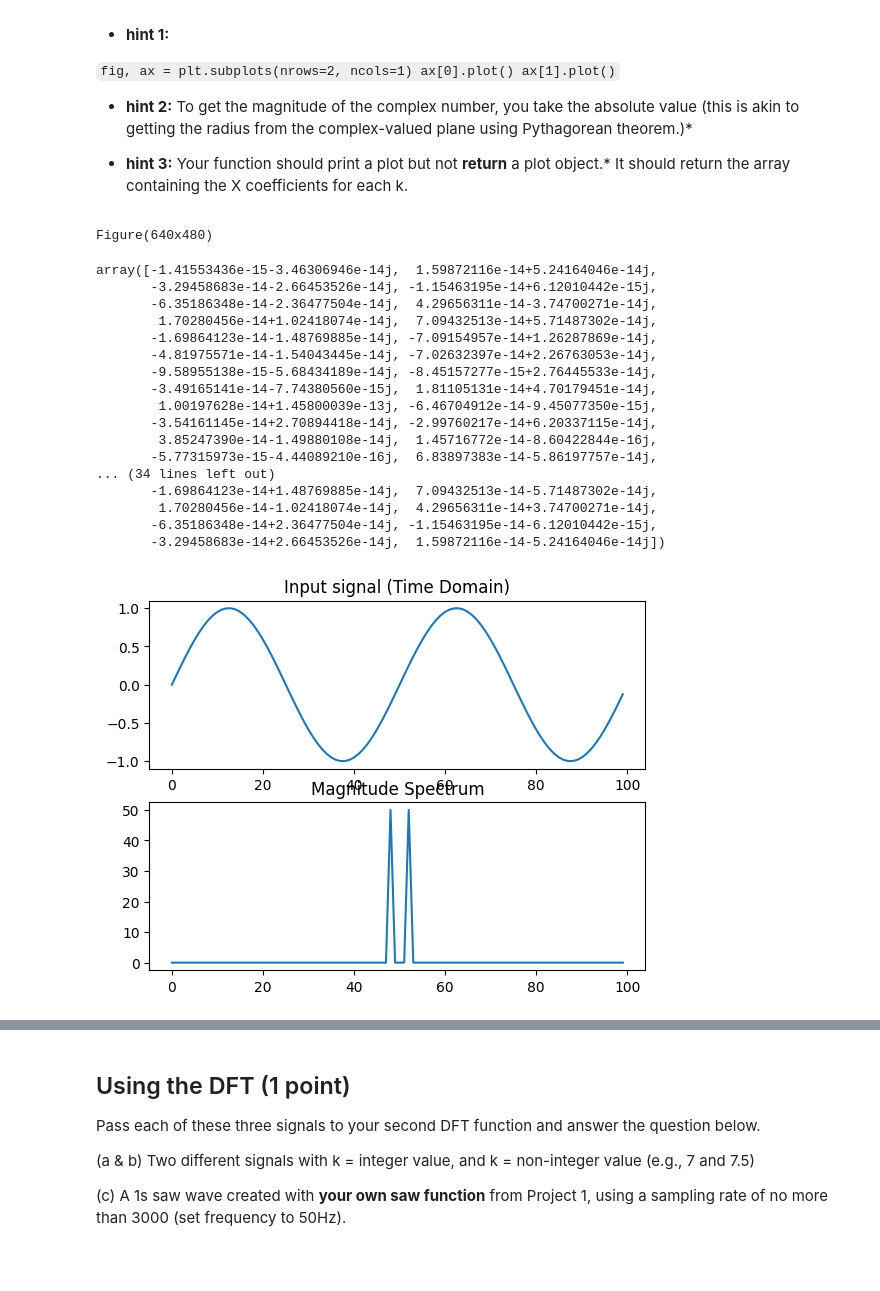
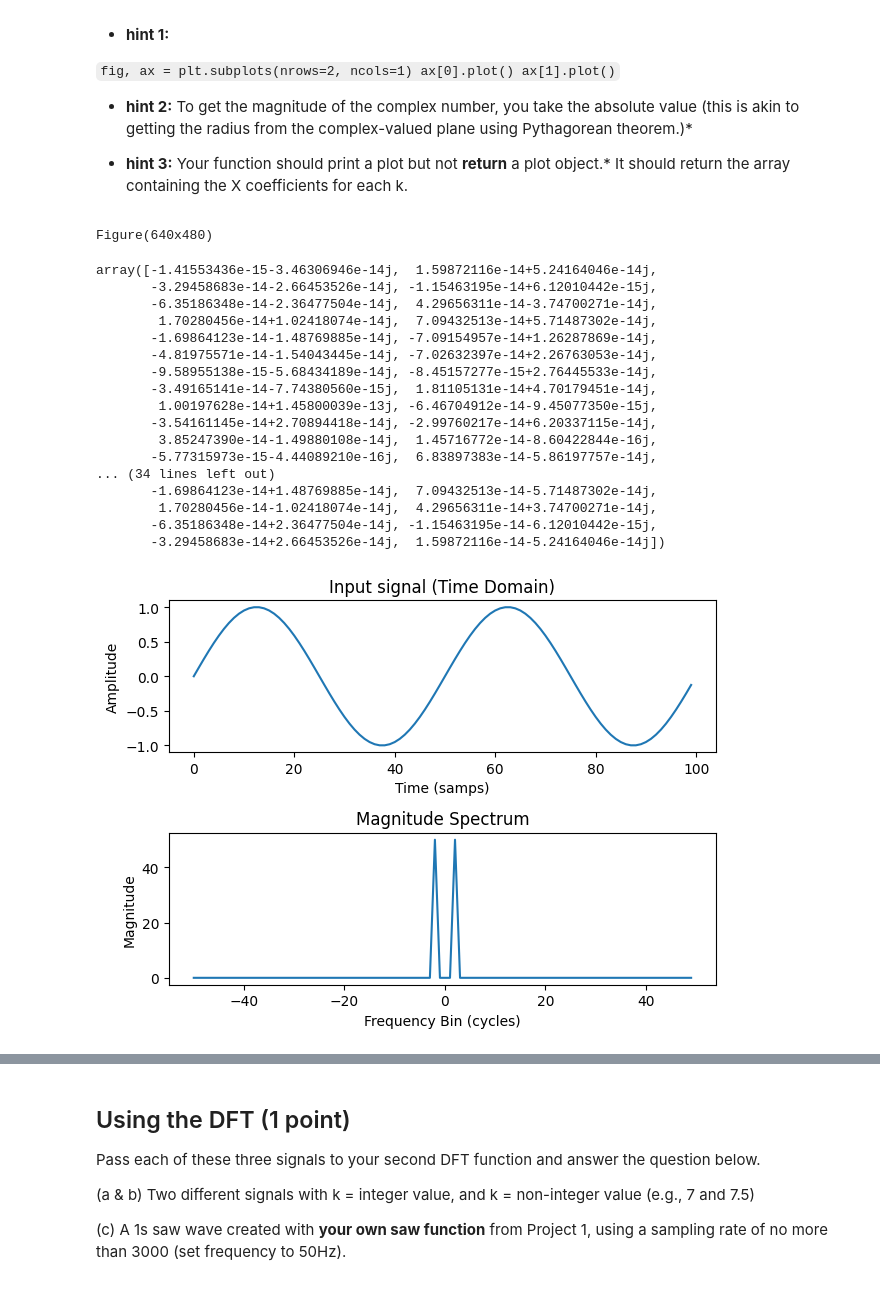
Before and after one commit to SamK65/AudioTechII, a Jupyter notebook: HW/HW2.ipynb, the cells around one changed output, grey strips where cells are left out. Drawn from its saved outputs; the diff is of its cells as text; code cells hidden in the pictures.

```diff
--- a/HW/HW2.ipynb
+++ b/HW/HW2.ipynb
@@ -20,7 +20,7 @@ If you run your function using N=5 and k=1, the function should return the follo
 
 **Note: A complex exponential function that will be used to test complex-valued INPUT would use $e^{1j}$. A complex  exponential function used to test *real* valued input should be negative ( $e^{-1j}$).*
 # %%
-def cSine(k, N):
+def cSine(k, N, conj=False):
     """
     Inputs:
         k (integer) = frequency index of the complex sinusoid of the DFT
@@ -128,7 +128,8 @@ def myDFT2(x, graph=False):
     """
     N = x.size
     y = np.array([])
-    for k in np.arange(-N/2, N/2):
+    kv = np.arange(-N/2, N/2)
+    for k in kv:
         # assign y[k]. np.append keeps Im part.
         y = np.append(y, np.sum(x * cSine(k, N)))
 
@@ -136,34 +137,39 @@ def myDFT2(x, graph=False):
         t = np.arange(0, N)
         fig, (ax1, ax2) = plt.subplots(nrows=2, ncols=1)
         ax1.plot(t, x)
         ax1.set_title("Input signal (Time Domain)")
+        ax1.set_xlabel("Time (samps)")
+        ax1.set_ylabel("Amplitude")
         # ax[0].xlabel("Time (s)")
-        ax2.plot(np.abs(y))
+        ax2.plot(kv, np.abs(y))
         ax2.set_title("Magnitude Spectrum")
+        ax2.set_xlabel("Frequency Bin (cycles)")
+        ax2.set_ylabel("Magnitude")
+        fig.tight_layout() # prevent overlapping titles
         print(fig)
     return y
 
 
-x = np.sin(2*np.pi*2*np.arange(0, 1, 1/fs))
+# x = np.sin(2*np.pi*2*np.arange(0, 1, 1/fs))
 myDFT2(x, graph=True)
-# plt.magnitude_spectrum(x, Fs=fs)
+# # plt.magnitude_spectrum(x, Fs=fs)
 # %% [output]
 Figure(640x480)
 array([-1.41553436e-15-3.46306946e-14j,  1.59872116e-14+5.24164046e-14j,
        -3.29458683e-14-2.66453526e-14j, -1.15463195e-14+6.12010442e-15j,
        -6.35186348e-14-2.36477504e-14j,  4.29656311e-14-3.74700271e-14j,
         1.70280456e-14+1.02418074e-14j,  7.09432513e-14+5.71487302e-14j,
        -1.69864123e-14-1.48769885e-14j, -7.09154957e-14+1.26287869e-14j,
        -4.81975571e-14-1.54043445e-14j, -7.02632397e-14+2.26763053e-14j,
        -9.58955138e-15-5.68434189e-14j, -8.45157277e-15+2.76445533e-14j,
        -3.49165141e-14-7.74380560e-15j,  1.81105131e-14+4.70179451e-14j,
         1.00197628e-14+1.45800039e-13j, -6.46704912e-14-9.45077350e-15j,
        -3.54161145e-14+2.70894418e-14j, -2.99760217e-14+6.20337115e-14j,
         3.85247390e-14-1.49880108e-14j,  1.45716772e-14-8.60422844e-16j,
        -5.77315973e-15-4.44089210e-16j,  6.83897383e-14-5.86197757e-14j,
 ... (34 lines left out)
        -1.69864123e-14+1.48769885e-14j,  7.09432513e-14-5.71487302e-14j,
         1.70280456e-14-1.02418074e-14j,  4.29656311e-14+3.74700271e-14j,
        -6.35186348e-14+2.36477504e-14j, -1.15463195e-14-6.12010442e-15j,
        -3.29458683e-14+2.66453526e-14j,  1.59872116e-14-5.24164046e-14j])
-[figure, old version]
+[figure, new version]
```
Also changed, not shown: parts of 9 cells of this notebook.
